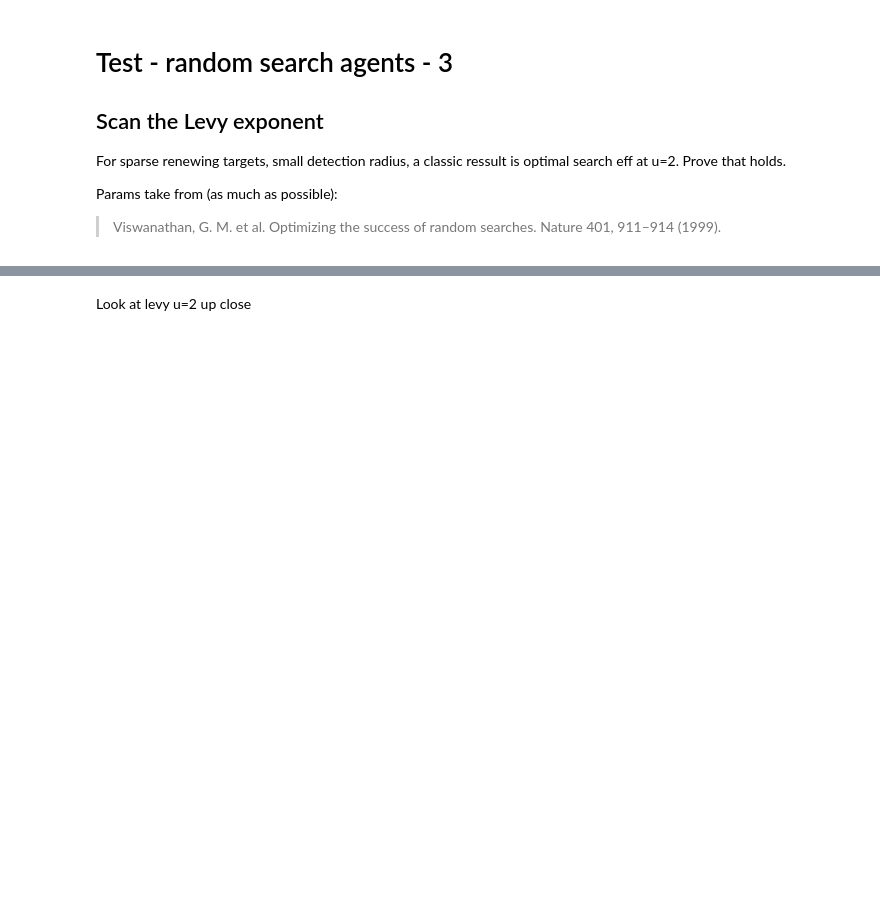
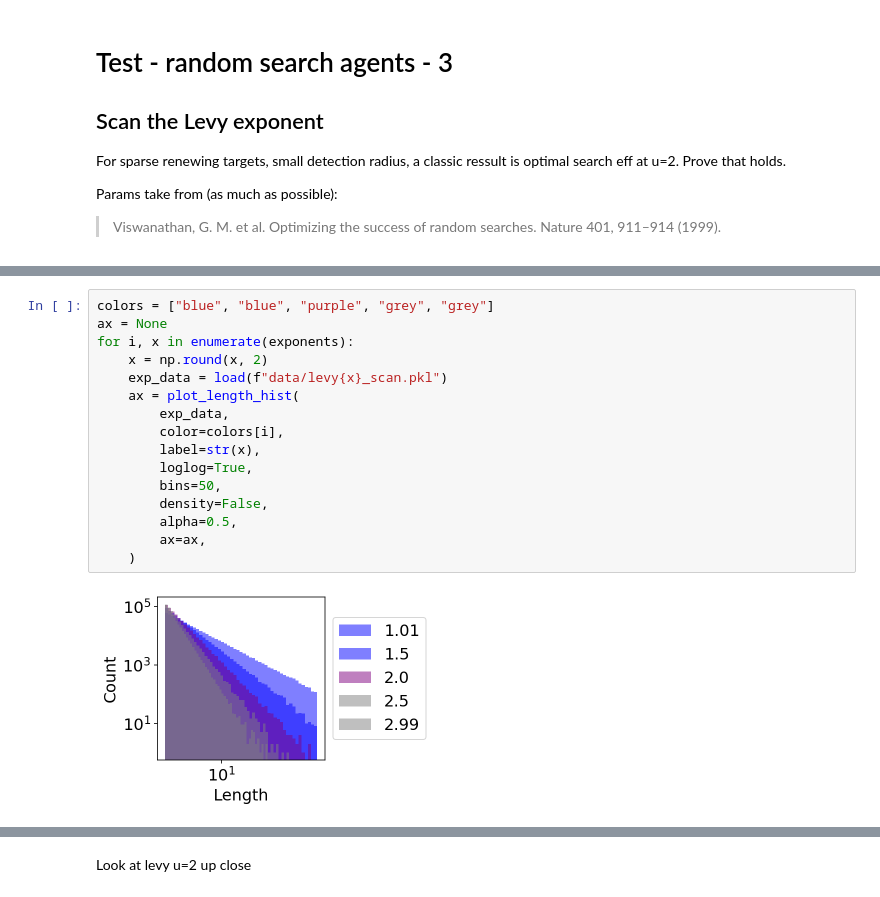
Before and after one commit to parenthetical-e/explorations-book, a Jupyter notebook: explorationlib/testing.ipynb, the cells around one changed output, grey strips where cells are left out. Drawn from its saved outputs; the diff is of its cells as text; blank space fills up the shorter version.

```diff
--- a/explorationlib/testing.ipynb
+++ b/explorationlib/testing.ipynb
@@ -325,0 +385,18 @@ Text(0, 0.5, 'Score')
+# %%
+colors = ["blue", "blue", "purple", "grey", "grey"]
+ax = None
+for i, x in enumerate(exponents):
+    x = np.round(x, 2)
+    exp_data = load(f"data/levy{x}_scan.pkl")
+    ax = plot_length_hist(
+        exp_data,
+        color=colors[i],
+        label=str(x),
+        loglog=True,
+        bins=50,
+        density=False,
+        alpha=0.5,
+        ax=ax,
+    )
+# %% [output]
+[figure, added]
```
Also changed, not shown: parts of 26 cells of this notebook.
